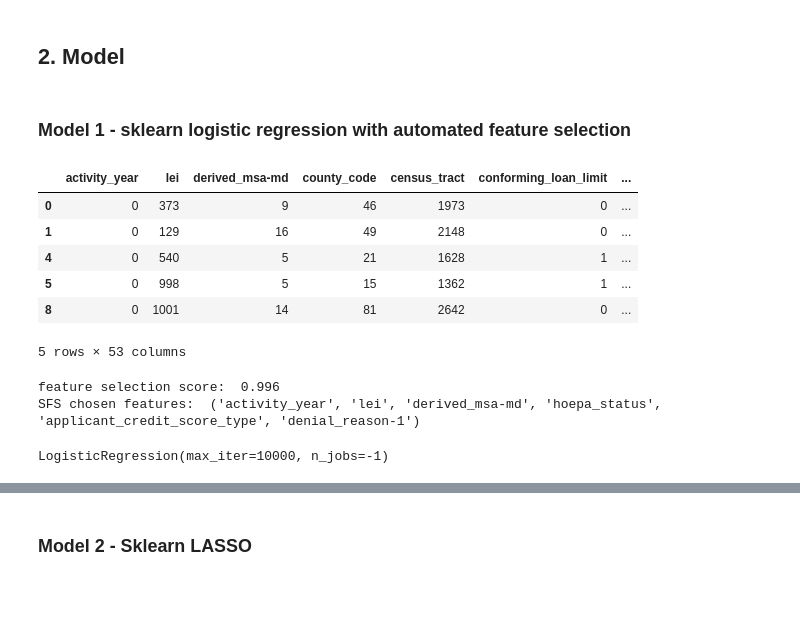
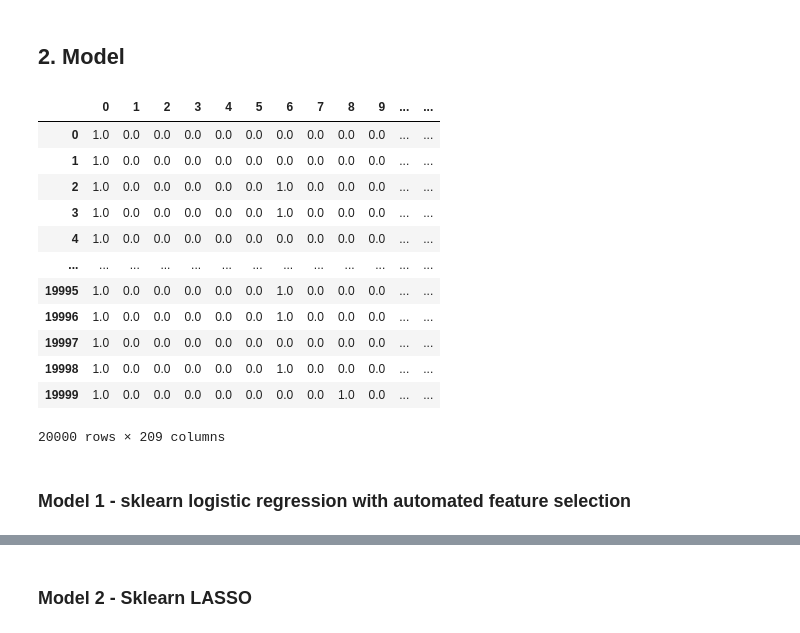
Before and after one commit to mbradds/loan-origination-model, a Jupyter notebook: 1_data_prep_and_feature_selection.ipynb, the cells around one changed output, grey strips where cells are left out. Saved outputs shown, nothing was run; the diff lists cells and outputs as text; code cells hidden in the pictures; blank space fills up the shorter version.

```diff
--- a/1_data_prep_and_feature_selection.ipynb
+++ b/1_data_prep_and_feature_selection.ipynb
@@ -170,28 +191,49 @@ result_scores = {}
 # loan_data = shuffle(loan_data)
 # limit the data for testing
 loan_data = loan_data.head(20000)
+y = loan_data[[dependent_variable]]
+y = y.values.ravel()
+loan_data = loan_data.drop(dependent_variable, axis=1)
+
+numerical_columns_selector = selector(dtype_include=float)
+categorical_columns_selector = selector(dtype_exclude=float)
+
+numerical_columns = numerical_columns_selector(loan_data)
+categorical_columns = categorical_columns_selector(loan_data)
+
+categorical_preprocessor = OneHotEncoder(handle_unknown="ignore")
+numerical_preprocessor = StandardScaler()
+
+
+preprocessor = ColumnTransformer([
+    ('one hot encoder', categorical_preprocessor, categorical_columns),
+    ('standard_scaler', numerical_preprocessor, numerical_columns)],
+remainder='passthrough')
+model_data_processed = pd.DataFrame(preprocessor.fit_transform(loan_data).toarray())
+# %%
+model_data_processed
+# %% [output]
+|  | 0 | 1 | 2 | 3 | 4 | 5 | 6 | 7 | 8 | 9 | ... | ... |
+| 0 | 1.0 | 0.0 | 0.0 | 0.0 | 0.0 | 0.0 | 0.0 | 0.0 | 0.0 | 0.0 | ... | ... |
+| 1 | 1.0 | 0.0 | 0.0 | 0.0 | 0.0 | 0.0 | 0.0 | 0.0 | 0.0 | 0.0 | ... | ... |
+| 2 | 1.0 | 0.0 | 0.0 | 0.0 | 0.0 | 0.0 | 1.0 | 0.0 | 0.0 | 0.0 | ... | ... |
+| 3 | 1.0 | 0.0 | 0.0 | 0.0 | 0.0 | 0.0 | 1.0 | 0.0 | 0.0 | 0.0 | ... | ... |
+| 4 | 1.0 | 0.0 | 0.0 | 0.0 | 0.0 | 0.0 | 0.0 | 0.0 | 0.0 | 0.0 | ... | ... |
+| ... | ... | ... | ... | ... | ... | ... | ... | ... | ... | ... | ... | ... |
+| 19995 | 1.0 | 0.0 | 0.0 | 0.0 | 0.0 | 0.0 | 1.0 | 0.0 | 0.0 | 0.0 | ... | ... |
+| 19996 | 1.0 | 0.0 | 0.0 | 0.0 | 0.0 | 0.0 | 1.0 | 0.0 | 0.0 | 0.0 | ... | ... |
+| 19997 | 1.0 | 0.0 | 0.0 | 0.0 | 0.0 | 0.0 | 0.0 | 0.0 | 0.0 | 0.0 | ... | ... |
+| 19998 | 1.0 | 0.0 | 0.0 | 0.0 | 0.0 | 0.0 | 1.0 | 0.0 | 0.0 | 0.0 | ... | ... |
+| 19999 | 1.0 | 0.0 | 0.0 | 0.0 | 0.0 | 0.0 | 0.0 | 0.0 | 1.0 | 0.0 | ... | ... |
+20000 rows × 209 columns
 # %% [markdown]
 ### Model 1 - sklearn logistic regression with automated feature selection
-# %%
-loan_data.head()
-# %% [output]
-|  | activity_year | lei | derived_msa-md | county_code | census_tract | conforming_loan_limit | ... |
-| 0 | 0 | 373 | 9 | 46 | 1973 | 0 | ... |
-| 1 | 0 | 129 | 16 | 49 | 2148 | 0 | ... |
-| 4 | 0 | 540 | 5 | 21 | 1628 | 1 | ... |
-| 5 | 0 | 998 | 5 | 15 | 1362 | 1 | ... |
-| 8 | 0 | 1001 | 14 | 81 | 2642 | 0 | ... |
-5 rows × 53 columns
 # %%
-model1_data = loan_data.copy()
-features = feature_selection(model1_data.copy(), n=500, num_features="best")
-X_train, X_test, y_train, y_test, X, y = get_train_test_data(model1_data, features)
+model1_data = model_data_processed.copy()
+features = feature_selection(model1_data.copy(), y, n=500, num_features="best")
+X_train, X_test, y_train, y_test, X = get_train_test_data(model1_data, y, features)
 clf = LogisticRegression(n_jobs=-1, max_iter=10000)
 clf.fit(X_train, y_train)
-# %% [output]
-feature selection score:  0.996
-SFS chosen features:  ('activity_year', 'lei', 'derived_msa-md', 'hoepa_status', 'applicant_credit_score_type', 'denial_reason-1')
-LogisticRegression(max_iter=10000, n_jobs=-1)
 # %%
 ## Score the Model on Training and Testing Set
 result_scores['Logistic'] = (metrics.accuracy_score(y_train, clf.predict(X_train)),
```
Also changed, not shown: parts of 15 cells of this notebook, 1 other file.
